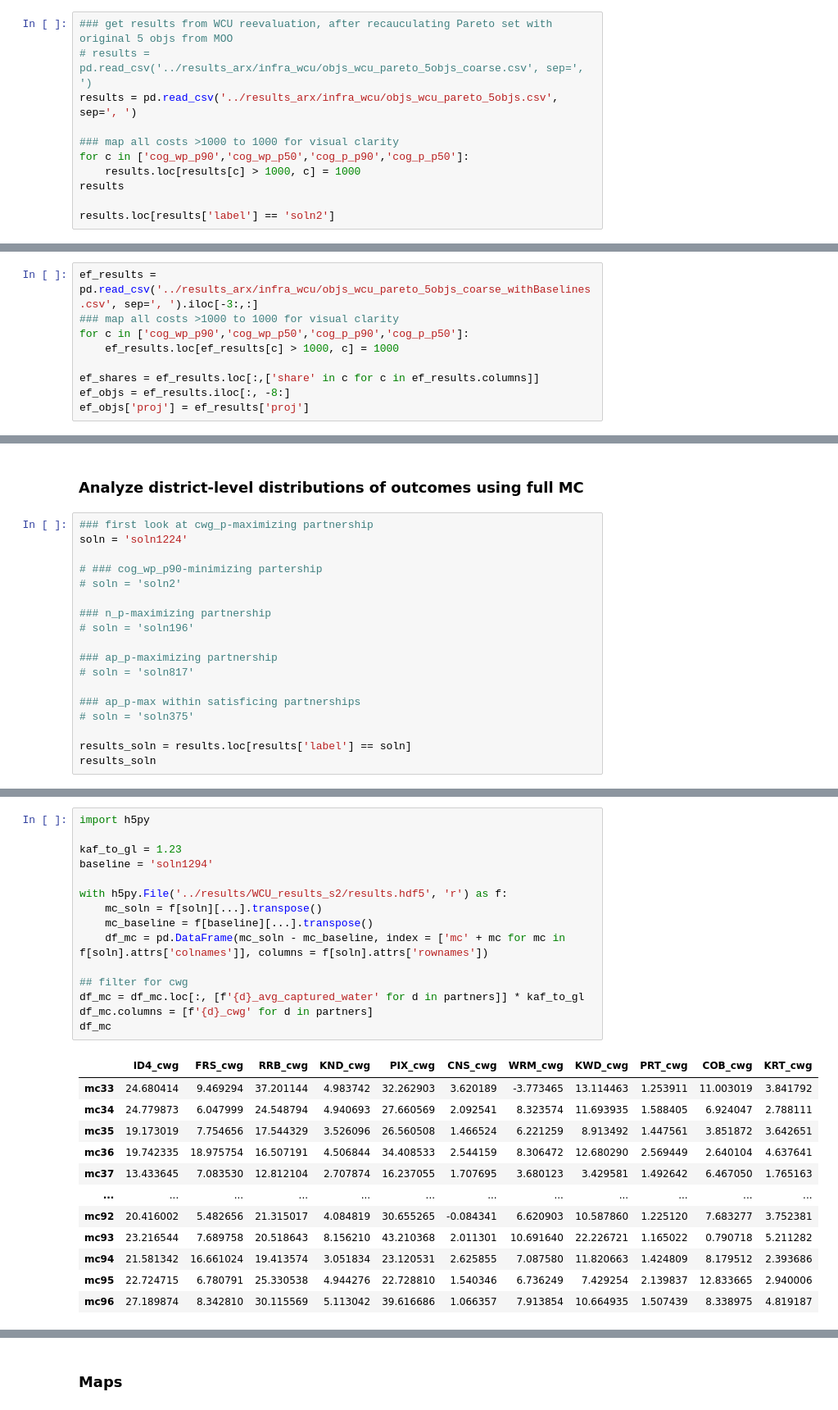
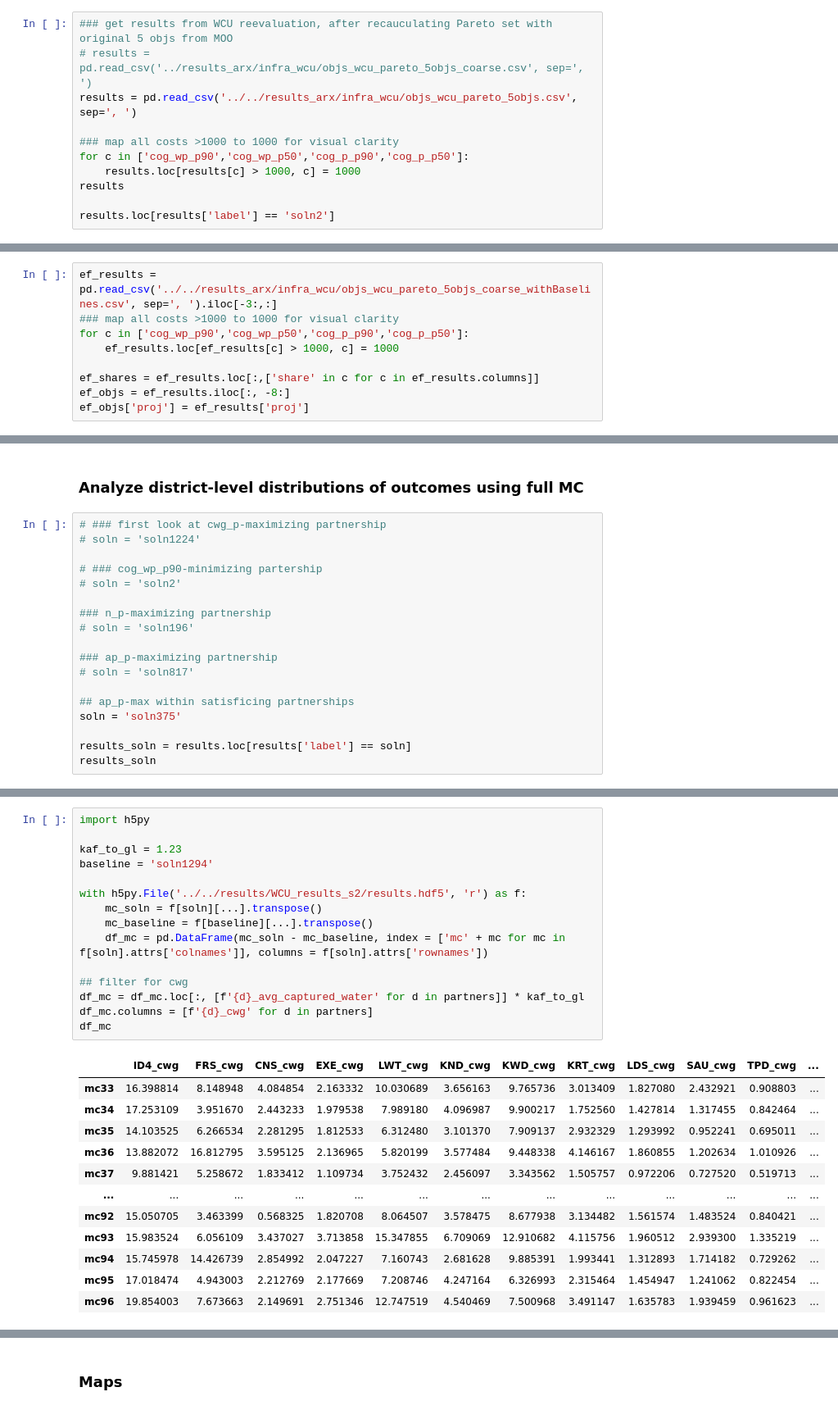
Before and after one commit to hbz5000/CALFEWS, a Jupyter notebook: MORDM_experiment/paper1/wcu_analysis.ipynb, the cells around one changed output, grey strips where cells are left out. Shown at 82% size. Saved outputs shown, nothing was run; the diff lists cells and outputs as text.

```diff
--- a/MORDM_experiment/paper1/wcu_analysis.ipynb
+++ b/MORDM_experiment/paper1/wcu_analysis.ipynb
@@ -20,7 +20,7 @@ fig_dir = 'figs/'
 # %%
 ### get results from WCU reevaluation, after recauculating Pareto set with original 5 objs from MOO
 # results = pd.read_csv('../results_arx/infra_wcu/objs_wcu_pareto_5objs_coarse.csv', sep=', ')
-results = pd.read_csv('../results_arx/infra_wcu/objs_wcu_pareto_5objs.csv', sep=', ')
+results = pd.read_csv('../../results_arx/infra_wcu/objs_wcu_pareto_5objs.csv', sep=', ')
 
 ### map all costs >1000 to 1000 for visual clarity
 for c in ['cog_wp_p90','cog_wp_p50','cog_p_p90','cog_p_p50']:
@@ -53,7 +53,7 @@ Index(['cwg_p', 'ap_p', 'cwg_np', 'cog_wp_p90', 'n_p', 'cog_wp_p50',
        'cog_p_p90', 'cog_p_p50', 'proj'],
       dtype='object')
 # %%
-ef_results = pd.read_csv('../results_arx/infra_wcu/objs_wcu_pareto_5objs_coarse_withBaselines.csv', sep=', ').iloc[-3:,:]
+ef_results = pd.read_csv('../../results_arx/infra_wcu/objs_wcu_pareto_5objs_coarse_withBaselines.csv', sep=', ').iloc[-3:,:]
 ### map all costs >1000 to 1000 for visual clarity
 for c in ['cog_wp_p90','cog_wp_p50','cog_p_p90','cog_p_p50']:
     ef_results.loc[ef_results[c] > 1000, c] = 1000
@@ -728,8 +728,8 @@ Index(['label', 'proj', 'share_FRS', 'share_COF', 'share_TUL', 'share_KWD',
 # %% [markdown]
 ### Analyze district-level distributions of outcomes using full MC
 # %%
-### first look at cwg_p-maximizing partnership
-soln = 'soln1224'
+# ### first look at cwg_p-maximizing partnership
+# soln = 'soln1224'
 
 # ### cog_wp_p90-minimizing partership
 # soln = 'soln2'
@@ -740,8 +740,8 @@ soln = 'soln1224'
 ### ap_p-maximizing partnership
 # soln = 'soln817'
 
-### ap_p-max within satisficing partnerships
-# soln = 'soln375'
+## ap_p-max within satisficing partnerships
+soln = 'soln375'
 
 results_soln = results.loc[results['label'] == soln]
 results_soln
@@ -765,28 +765,28 @@ print(partners)
 # %%
 import h5py
 
 kaf_to_gl = 1.23
 baseline = 'soln1294'
 
-with h5py.File('../results/WCU_results_s2/results.hdf5', 'r') as f:
+with h5py.File('../../results/WCU_results_s2/results.hdf5', 'r') as f:
     mc_soln = f[soln][...].transpose()
     mc_baseline = f[baseline][...].transpose()
     df_mc = pd.DataFrame(mc_soln - mc_baseline, index = ['mc' + mc for mc in f[soln].attrs['colnames']], columns = f[soln].attrs['rownames'])
 
 ## filter for cwg
 df_mc = df_mc.loc[:, [f'{d}_avg_captured_water' for d in partners]] * kaf_to_gl
 df_mc.columns = [f'{d}_cwg' for d in partners]
 df_mc
 # %% [output]
-|  | ID4_cwg | FRS_cwg | RRB_cwg | KND_cwg | PIX_cwg | CNS_cwg | WRM_cwg | KWD_cwg | PRT_cwg | COB_cwg | KRT_cwg |
-| mc33 | 24.680414 | 9.469294 | 37.201144 | 4.983742 | 32.262903 | 3.620189 | -3.773465 | 13.114463 | 1.253911 | 11.003019 | 3.841792 |
-| mc34 | 24.779873 | 6.047999 | 24.548794 | 4.940693 | 27.660569 | 2.092541 | 8.323574 | 11.693935 | 1.588405 | 6.924047 | 2.788111 |
-| mc35 | 19.173019 | 7.754656 | 17.544329 | 3.526096 | 26.560508 | 1.466524 | 6.221259 | 8.913492 | 1.447561 | 3.851872 | 3.642651 |
-| mc36 | 19.742335 | 18.975754 | 16.507191 | 4.506844 | 34.408533 | 2.544159 | 8.306472 | 12.680290 | 2.569449 | 2.640104 | 4.637641 |
-| mc37 | 13.433645 | 7.083530 | 12.812104 | 2.707874 | 16.237055 | 1.707695 | 3.680123 | 3.429581 | 1.492642 | 6.467050 | 1.765163 |
-| ... | ... | ... | ... | ... | ... | ... | ... | ... | ... | ... | ... |
-| mc92 | 20.416002 | 5.482656 | 21.315017 | 4.084819 | 30.655265 | -0.084341 | 6.620903 | 10.587860 | 1.225120 | 7.683277 | 3.752381 |
-| mc93 | 23.216544 | 7.689758 | 20.518643 | 8.156210 | 43.210368 | 2.011301 | 10.691640 | 22.226721 | 1.165022 | 0.790718 | 5.211282 |
-| mc94 | 21.581342 | 16.661024 | 19.413574 | 3.051834 | 23.120531 | 2.625855 | 7.087580 | 11.820663 | 1.424809 | 8.179512 | 2.393686 |
-| mc95 | 22.724715 | 6.780791 | 25.330538 | 4.944276 | 22.728810 | 1.540346 | 6.736249 | 7.429254 | 2.139837 | 12.833665 | 2.940006 |
-| mc96 | 27.189874 | 8.342810 | 30.115569 | 5.113042 | 39.616686 | 1.066357 | 7.913854 | 10.664935 | 1.507439 | 8.338975 | 4.819187 |
+|  | ID4_cwg | FRS_cwg | CNS_cwg | EXE_cwg | LWT_cwg | KND_cwg | KWD_cwg | KRT_cwg | LDS_cwg | SAU_cwg | TPD_cwg | ... |
+| mc33 | 16.398814 | 8.148948 | 4.084854 | 2.163332 | 10.030689 | 3.656163 | 9.765736 | 3.013409 | 1.827080 | 2.432921 | 0.908803 | ... |
+| mc34 | 17.253109 | 3.951670 | 2.443233 | 1.979538 | 7.989180 | 4.096987 | 9.900217 | 1.752560 | 1.427814 | 1.317455 | 0.842464 | ... |
+| mc35 | 14.103525 | 6.266534 | 2.281295 | 1.812533 | 6.312480 | 3.101370 | 7.909137 | 2.932329 | 1.293992 | 0.952241 | 0.695011 | ... |
+| mc36 | 13.882072 | 16.812795 | 3.595125 | 2.136965 | 5.820199 | 3.577484 | 9.448338 | 4.146167 | 1.860855 | 1.202634 | 1.010926 | ... |
+| mc37 | 9.881421 | 5.258672 | 1.833412 | 1.109734 | 3.752432 | 2.456097 | 3.343562 | 1.505757 | 0.972206 | 0.727520 | 0.519713 | ... |
+| ... | ... | ... | ... | ... | ... | ... | ... | ... | ... | ... | ... | ... |
+| mc92 | 15.050705 | 3.463399 | 0.568325 | 1.820708 | 8.064507 | 3.578475 | 8.677938 | 3.134482 | 1.561574 | 1.483524 | 0.840421 | ... |
+| mc93 | 15.983524 | 6.056109 | 3.437027 | 3.713858 | 15.347855 | 6.709069 | 12.910682 | 4.115756 | 1.960512 | 2.939300 | 1.335219 | ... |
+| mc94 | 15.745978 | 14.426739 | 2.854992 | 2.047227 | 7.160743 | 2.681628 | 9.885391 | 1.993441 | 1.312893 | 1.714182 | 0.729262 | ... |
+| mc95 | 17.018474 | 4.943003 | 2.212769 | 2.177669 | 7.208746 | 4.247164 | 6.326993 | 2.315464 | 1.454947 | 1.241062 | 0.822454 | ... |
+| mc96 | 19.854003 | 7.673663 | 2.149691 | 2.751346 | 12.747519 | 4.540469 | 7.500968 | 3.491147 | 1.635783 | 1.939459 | 0.961623 | ... |
```
Also changed, not shown: parts of 18 cells of this notebook, 3 other files.
